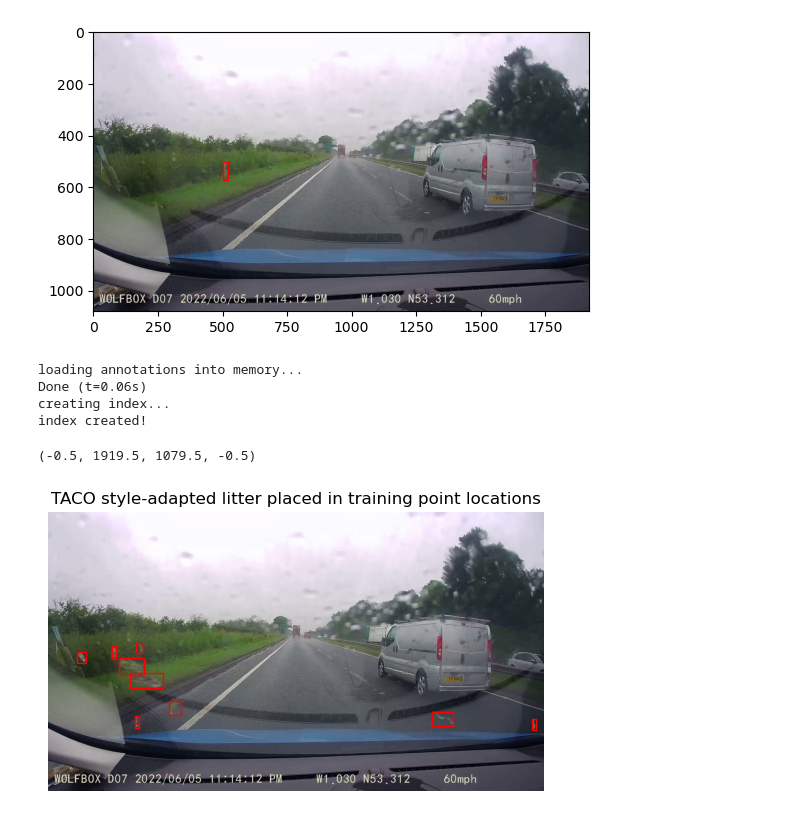
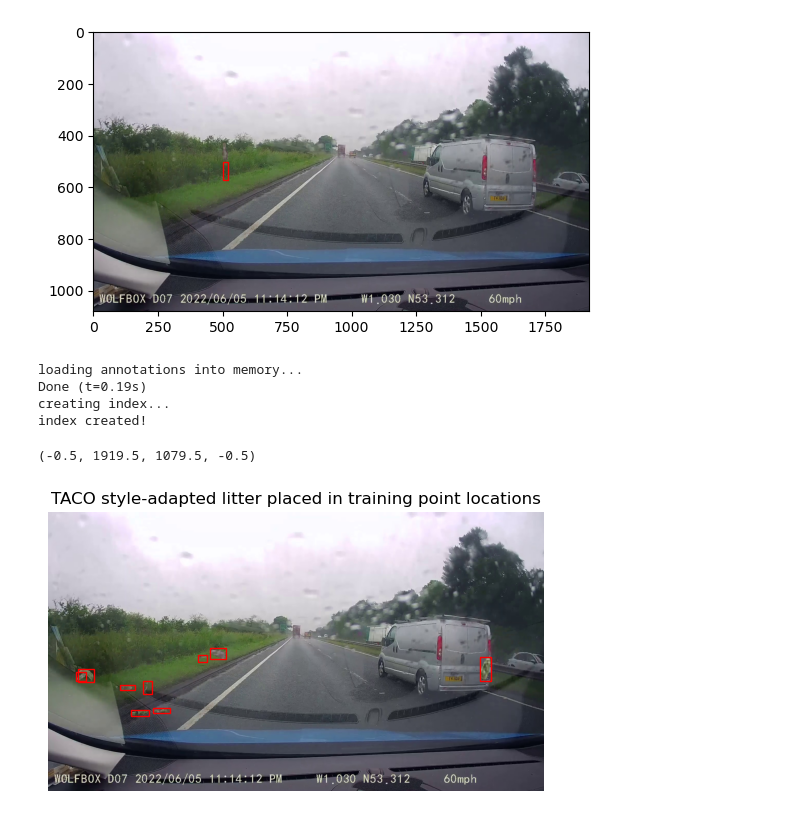
Before and after one commit to oakleighw/VergeSegmentLitterPaste, a Jupyter notebook: transfer-copy-paste.ipynb, the cells around one changed output. Cells and saved outputs as stored; diff of their text form; code cells hidden in the pictures.

```diff
--- a/transfer-copy-paste.ipynb
+++ b/transfer-copy-paste.ipynb
@@ -225,9 +225,21 @@ def image_resize(image, width = None, height = None, inter = cv.INTER_AREA):
     return resized, new_w, new_h
 
 #combine litter and subsection of an image -> x1 and y1 are top-left of litter bounding box (top left cropped sample)
-def combine(litter_im, litter_mask, verge, x1, y1):
+def combine(litter_im, litter_mask, verge, x1, y1, rotate = False):
     #Add images together
 
+    #if rotate ==True, randomly rotate (possibility of no rotation '0' degrees)
+    if rotate:
+        angle = random.choice([-90,0,90,180])
+        if angle == -90:
+            litter_im = cv.rotate(litter_im,cv.ROTATE_90_COUNTERCLOCKWISE)
+            litter_mask = cv.rotate(litter_mask,cv.ROTATE_90_COUNTERCLOCKWISE)
+        elif angle == 90:
+            litter_im = cv.rotate(litter_im,cv.ROTATE_90_CLOCKWISE)
+            litter_mask = cv.rotate(litter_mask,cv.ROTATE_90_CLOCKWISE)
+        elif angle ==180:
+            litter_im = cv.rotate(litter_im,cv.ROTATE_180)
+            litter_mask = cv.rotate(litter_mask,cv.ROTATE_180)
 
     #https://www.binarystudy.com/2022/09/How-to-add-subtract-different-size-images-using-OpenCV-Python.html#:~:text=Alternatively%20you%20can%20use%20cv2.addWeighted%20%28%29%20to%20add,cv2.addWeighted%20%28img11%2C%200.3%2C%20img22%2C%200.7%2C%200%29%20plt.imshow%20%28img_add%29
 
@@ -237,7 +249,7 @@ def combine(litter_im, litter_mask, verge, x1, y1):
 
     # Crop images with minimum height and width
     foreground = litter_im *255 #NEED to multiply by 255 to show in regular rgb verge data
-    background = verge[y1:y1+min_height, x1:x1+min_width]
+    background = verge[y1-min_height:y1,x1:x1+min_width]
 
     (Rb, Gb, Bb) = cv.split(background)
     (Rf, Gf, Bf) = cv.split(foreground)
@@ -256,9 +268,9 @@ def combine(litter_im, litter_mask, verge, x1, y1):
     #merge channels back together
     merged = cv.merge([Rn,Gn,Bn])
 
-    verge[y1:y1+min_height,x1:x1+min_width] = merged
+    verge[y1-min_height:y1,x1:x1+min_width] = merged
 
-    return verge
+    return verge, min_width, min_height
 # %%
 from pycocotools.coco import COCO
 taco_path = r"C:\Users\Computing\OneDrive - University of Lincoln\MSc Intelligent Vision\Project\copy-paste/TACO/TACO-master/data"
@@ -326,9 +338,9 @@ context_cut, w, h = image_resize(cut_resized,height = 70)
 
 context_mask, _, _ = image_resize(masks[0], height = 70)
 
-merged = combine(context_cut, context_mask, verge, 500,500)
+merged,nw,nh = combine(context_cut, context_mask, verge, 500,500)
 
-rect = patches.Rectangle((500, 500), w, h, linewidth=1, edgecolor='r', facecolor='none')
+rect = patches.Rectangle((500, 500), nw, nh, linewidth=1, edgecolor='r', facecolor='none')
 
 
 
@@ -387,40 +399,45 @@ for i in range(0,len(masks)):
     #resize litter to height 100
     context_cut, w , h = image_resize(cut_resized,height = new_lit_height) ; context_mask, _, _ = image_resize(masks[i], height = new_lit_height)
 
 
     rand = random.randint(0,pointlen) #random points from training data
-    locx = int(newCentx[rand])
-    locy = int(newCenty[rand])
+    locx = int(newCentx[rand]-(w/2))#to place in centre, need to provide top-left point (-w, +h)
+    locy = int(newCenty[rand]+(h/2))
 
 
     #Check if points within image (object-permitting)
     if locx > vw-w:
         locx = vw-w
 
+    if locx < 0:
+        locx = 0
+
     if locy > vh-h:
         locy = vh-h
 
+    if locy < 0:
+        locy = 0
 
 
+    merged, nw, nh = combine(context_cut, context_mask, verge, locx,locy,rotate=True)
 
-    merged = combine(context_cut, context_mask, verge, locx,locy)
-
-    rect = patches.Rectangle((locx, locy), w, h, linewidth=1, edgecolor='r', facecolor='none')
+    #patches needs locy-h because it uses bottom-left bbox point as anchor rather than top-left
+    rect = patches.Rectangle((locx, locy-nh), nw, nh, linewidth=1, edgecolor='r', facecolor='none')
 
 
     ax.add_patch(rect)
 
 
 plt.imshow(merged)
 plt.title("TACO style-adapted litter placed in training point locations")
 plt.axis('off')
 # %% [output]
 loading annotations into memory...
-Done (t=0.06s)
+Done (t=0.19s)
 creating index...
 index created!
 (-0.5, 1919.5, 1079.5, -0.5)
-[figure, old version]
+[figure, new version]
 # %%
 #neaten code,
 #make python file of functions,
```
Also changed, not shown: parts of 1 cell of this notebook, 1 other file.
